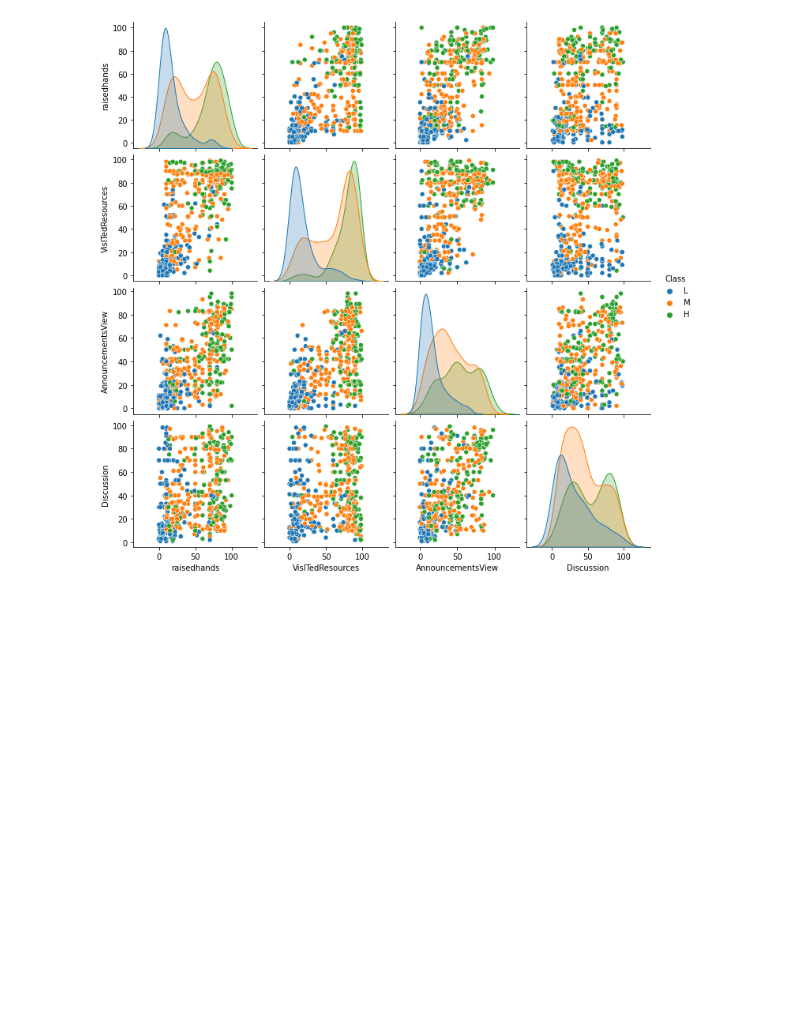
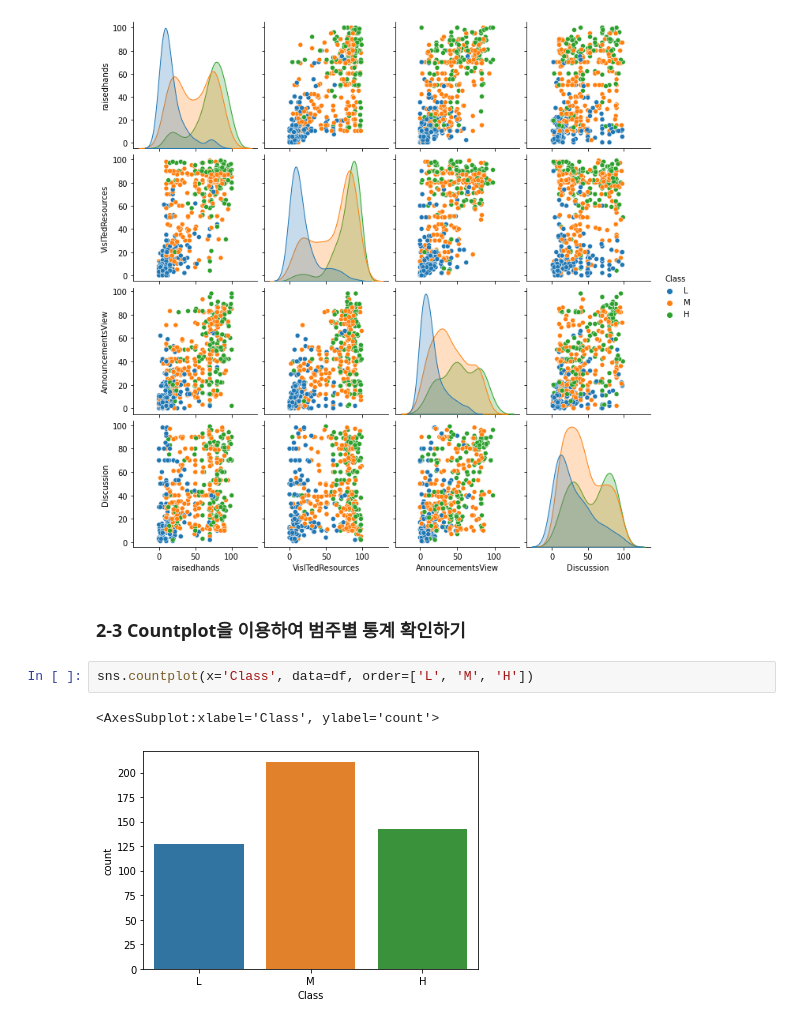
Before and after one commit to kish191919/Python_Project, a Jupyter notebook: Python_Basic/Basic_Kaggle_2_Students_Academic_Performance.ipynb, the cells around one changed output. Cells and saved outputs as stored; diff of their text form; blank space fills up the shorter version.

```diff
--- a/Python_Basic/Basic_Kaggle_2_Students_Academic_Performance.ipynb
+++ b/Python_Basic/Basic_Kaggle_2_Students_Academic_Performance.ipynb
@@ -242,3 +242,10 @@ sns.pairplot(data=df, hue='Class', hue_order=['L','M','H'])
 # %% [output]
 <seaborn.axisgrid.PairGrid at 0x...>
 [figure]
+# %% [markdown]
+### 2-3 Countplot을 이용하여 범주별 통계 확인하기
+# %%
+sns.countplot(x='Class', data=df, order=['L', 'M', 'H'])
+# %% [output]
+<AxesSubplot:xlabel='Class', ylabel='count'>
+[figure, added]
```
Also changed, not shown: parts of 1 cell of this notebook.
